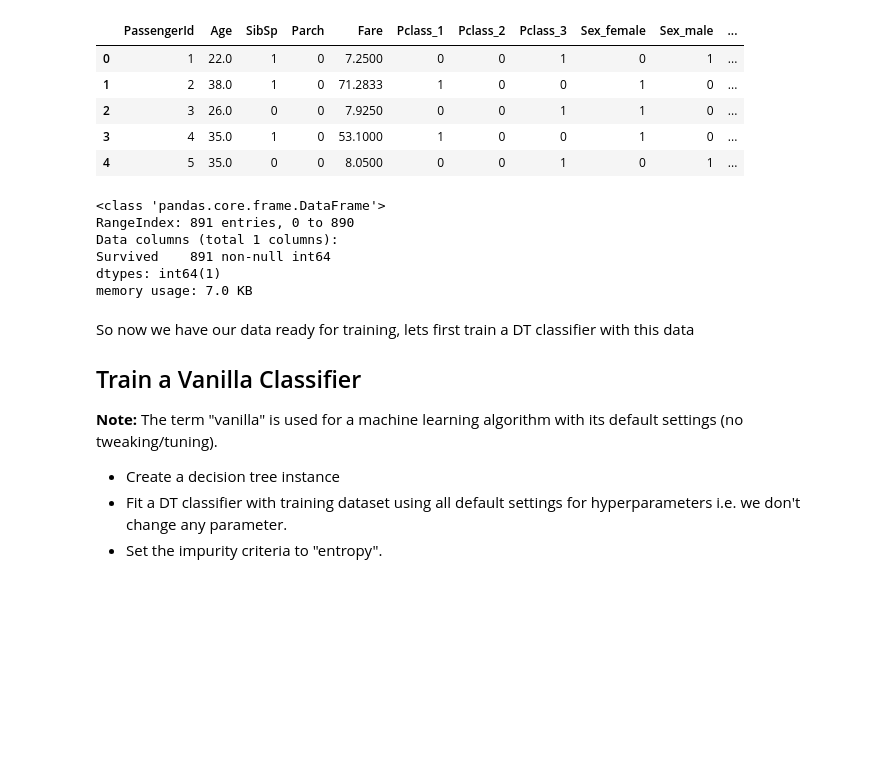
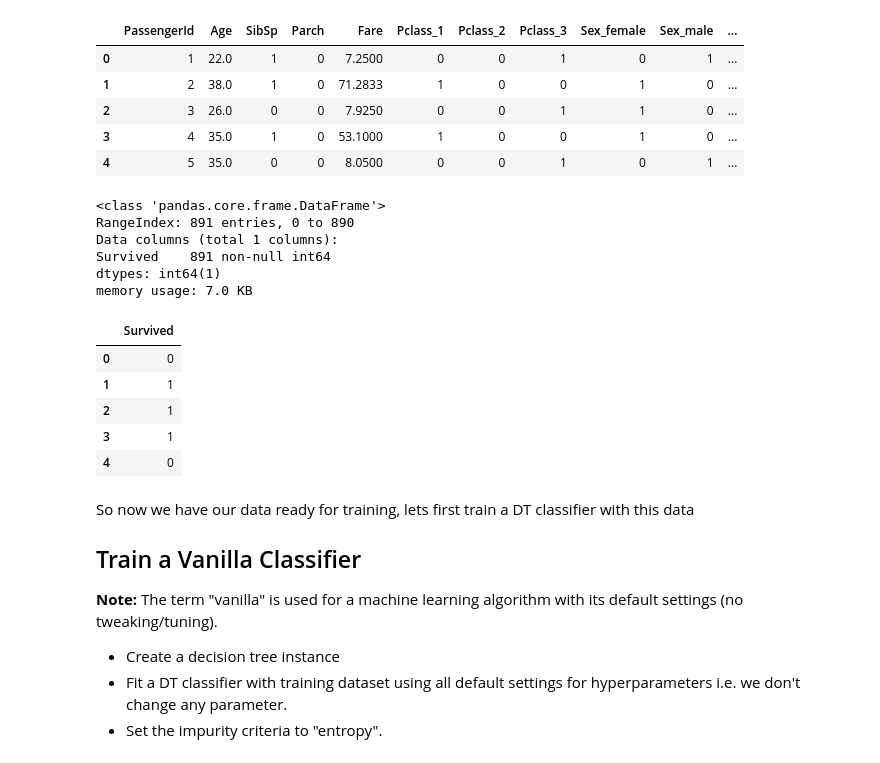
Before and after one commit to jcanque777/dsc-tuning-decision-trees-lab-nyc-ds-082619, a Jupyter notebook: index.ipynb, the cells around one changed output. Saved outputs shown, nothing was run; the diff lists cells and outputs as text; code cells hidden in the pictures; blank space fills up the shorter version.

```diff
--- a/index.ipynb
+++ b/index.ipynb
@@ -83,14 +83,21 @@ memory usage: 90.6 KB
 # %%
 target.shape
 target.isna().sum()
 target.info()
+target.head()
 # %% [output]
 <class 'pandas.core.frame.DataFrame'>
 RangeIndex: 891 entries, 0 to 890
 Data columns (total 1 columns):
 Survived    891 non-null int64
 dtypes: int64(1)
 memory usage: 7.0 KB
+|  | Survived |
+| 0 | 0 |
+| 1 | 1 |
+| 2 | 1 |
+| 3 | 1 |
+| 4 | 0 |
 # %% [markdown]
 So now we have our data ready for training, lets first train a DT classifier with this data
 ## Train a Vanilla Classifier
```
